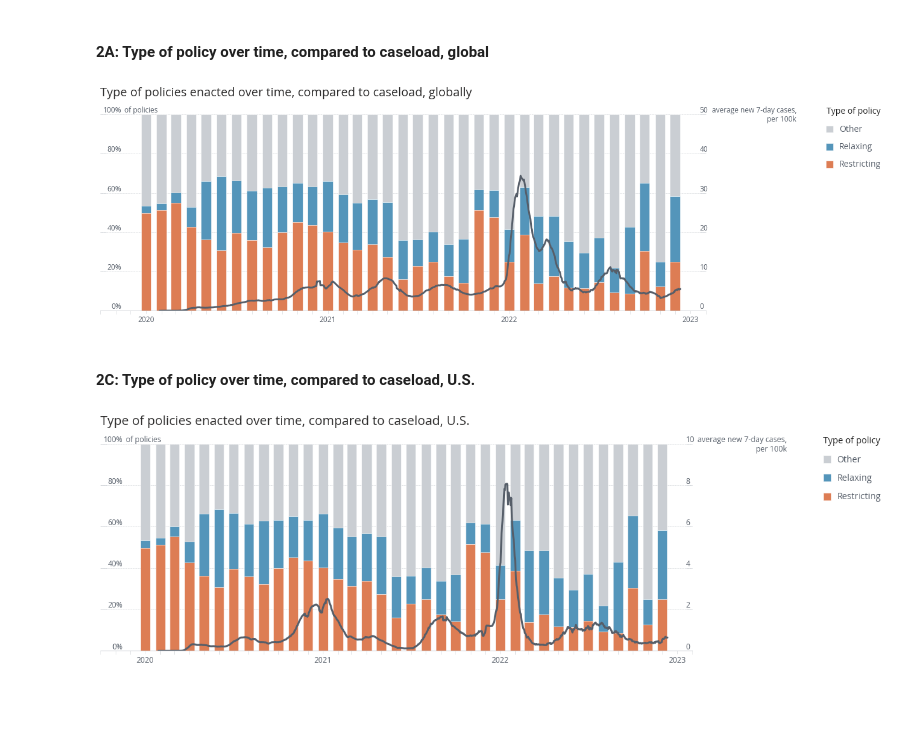
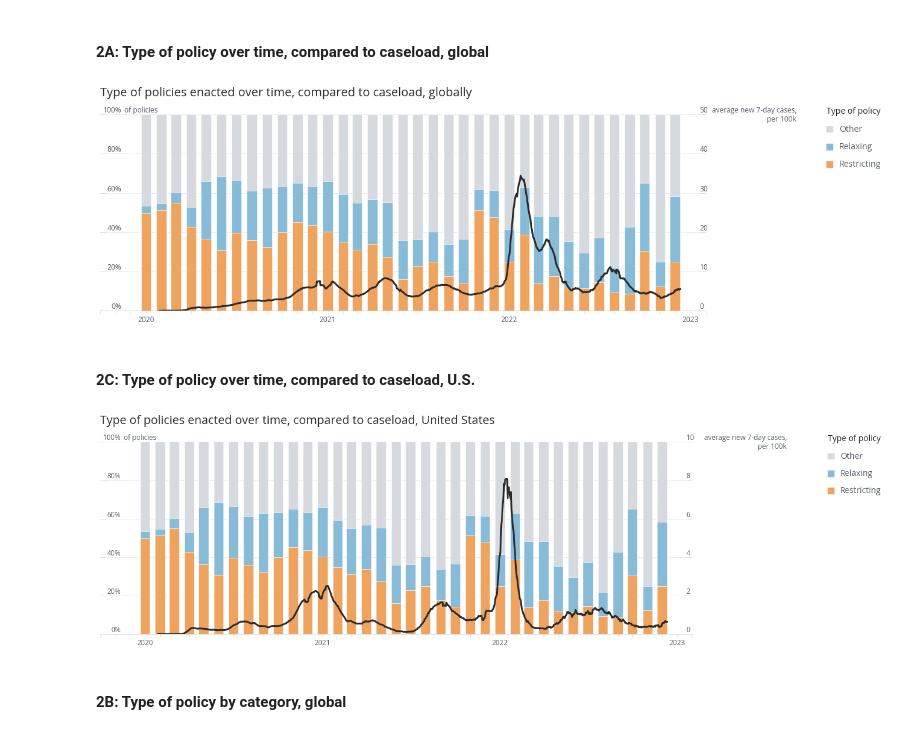
Before and after one commit to talus-analytics-bus/covid-amp-analysis, a Jupyter notebook: visualizations.ipynb, the cells around one changed output. Cells and saved outputs as stored; diff of their text form; code cells hidden in the pictures; blank space fills up the shorter version.

```diff
--- a/visualizations.ipynb
+++ b/visualizations.ipynb
@@ -164,6 +166,6 @@ cm = LinearSegmentedColormap.from_list(
         "Custom", gradient, N=100)
 # %%
 # Define small color palette for relaxing/restricting
-three = ['#5495BA','#DD7D54','#CACED3']
+three = ['#87BBD8','#EEA45F','#D6D9DE']
 sns.palplot(sns.color_palette(three))
 # %% [output]
@@ -816,7 +818,7 @@ ax2.xaxis.set_tick_params(which='minor', labelbottom=False)
 # Plot line graph on secondary axis
 x2 = global_cases['Date']
 y4 = global_cases['7-day rolling average new cases per 100k']
-ax2.plot(x2, y4, color=chart[1], linewidth=3.0, label='Cases')
+ax2.plot(x2, y4, color=chart[0], linewidth=3.0, label='Cases')
 
 # Set y-axis label for secondary axis
 plt.ylabel("average new 7-day cases,\nper 100k", rotation=0, loc='top',color=chart[1])
@@ -828,15 +830,15 @@ ax2.tick_params(axis='y', direction='in', pad=-10)
 # Set y-axis range for secondary axis
 ax2.set_ylim(0, 50)
 
-plt.tight_layout()
-plt.show()
+# plt.tight_layout()
+# plt.show()
 
 
-# plt.savefig('figures/global_policy_type_cases.svg', dpi=1200, facecolor='w',
-#             edgecolor='w',
-#             orientation='portrait',bbox_inches='tight')
+plt.savefig('figures/global_policy_type_cases.svg', dpi=1200, facecolor='w',
+            edgecolor='w',
+            orientation='portrait',bbox_inches='tight')
 # %% [output]
-[figure, old version]
+[figure, new version]
 # %% [markdown]
 #### 2C: Type of policy over time, compared to caseload, U.S.
 # %%
@@ -906,7 +908,7 @@ ax.xaxis.set_major_formatter(maj_fmt)
 ax.xaxis.set_tick_params(which='minor', labelbottom=False)
 
 # Set title
-title = "Type of policies enacted over time, compared to caseload, U.S."
+title = "Type of policies enacted over time, compared to caseload, United States"
 plt.title(title, fontdict=titlefont, loc='left')
 
 # Set x-axis label
@@ -943,33 +945,35 @@ ax2.xaxis.set_major_locator(maj_loc)
 min_loc = mdates.MonthLocator()
 ax2.xaxis.set_minor_locator(min_loc)
 
 # Set major date tick formatter
 maj_fmt = mdates.DateFormatter('%Y')
 ax2.xaxis.set_major_formatter(maj_fmt)
 
 # Hide minor tick labels
 ax2.xaxis.set_tick_params(which='minor', labelbottom=False)
 
 # Plot line graph on secondary axis
 x2 = us_cases['Date']
 y4 = us_cases['7-day rolling average new cases per 100k']
-ax2.plot(x2, y4, color=chart[1], linewidth=3.0, label='Cases')
+ax2.plot(x2, y4, color=chart[0], linewidth=3.0, label='Cases')
 
 # Set y-axis label for secondary axis
 plt.ylabel("average new 7-day cases,\nper 100k", rotation=0, loc='top',color=chart[1])
 ax2.yaxis.set_label_coords(1.16, 1.04) # adjust position of label
 for tick in ax2.get_yticklabels():
     tick.set_verticalalignment("bottom")
 ax2.tick_params(axis='y', direction='in', pad=-10)
 
 # Set y-axis range for secondary axis
 ax2.set_ylim(0, 10)
 
 plt.tight_layout()
 plt.show()
 
-# plt.savefig('figures/us_policy_type.svg', dpi=1200, facecolor='w',
+# plt.savefig('figures/us_policy_type.png', dpi=1200, facecolor='w',
 #             edgecolor='w',
 #             orientation='portrait',bbox_inches='tight')
 # %% [output]
-[figure, old version]
+[figure, new version]
+# %% [markdown]
+#### 2B: Type of policy by category, global
```
Also changed, not shown: parts of 22 cells of this notebook, 1 other file.
